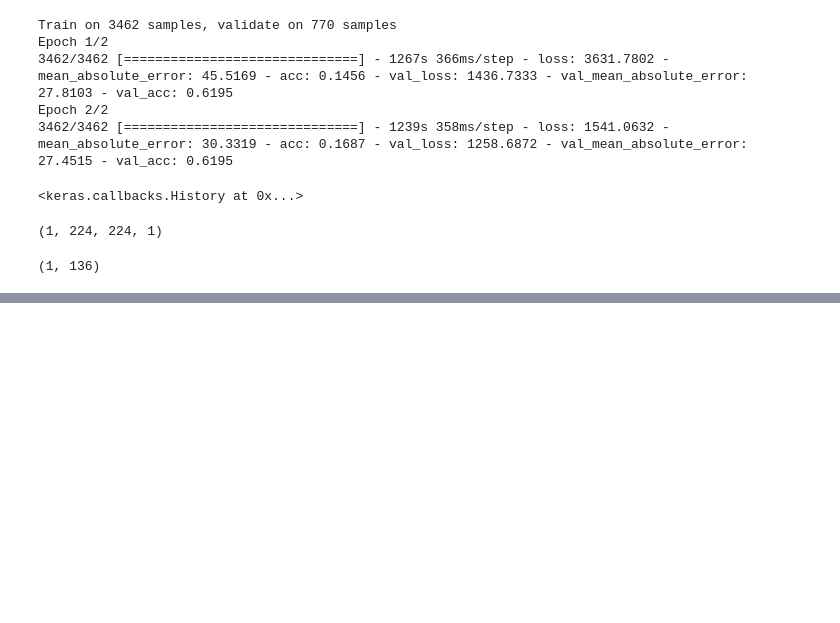
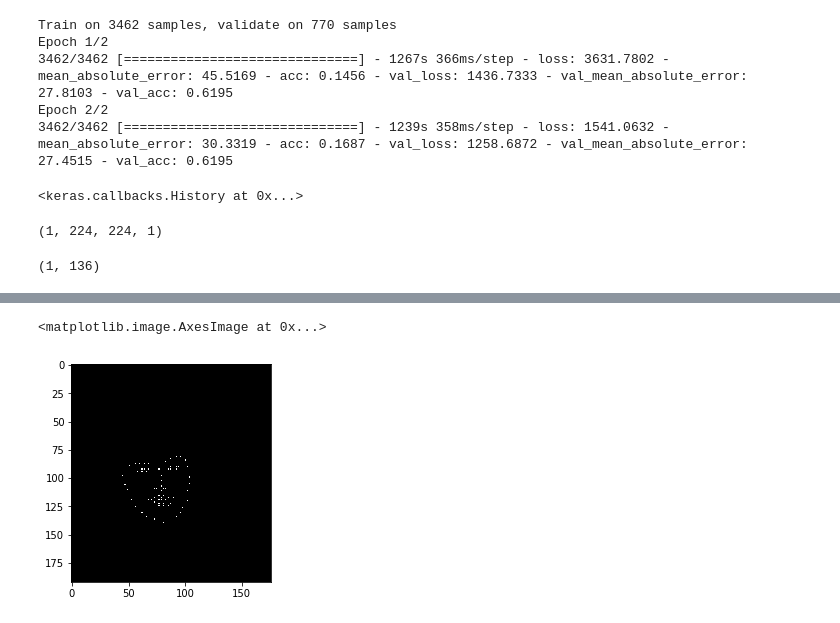
Before and after one commit to Praneet9/Facial_Keypoint_Detection, a Jupyter notebook: Keypoint Detection.ipynb, the cells around one changed output, grey strips where cells are left out. Cells and saved outputs as stored; diff of their text form; code cells hidden in the pictures; blank space fills up the shorter version.

```diff
--- a/Keypoint Detection.ipynb
+++ b/Keypoint Detection.ipynb
@@ -153,0 +222,5 @@ cv2.destroyAllWindows()
+# %%
+plt.imshow(og_empty, cmap='gray')
+# %% [output]
+<matplotlib.image.AxesImage at 0x...>
+[figure, added]
```
Also changed, not shown: parts of 13 cells of this notebook.
